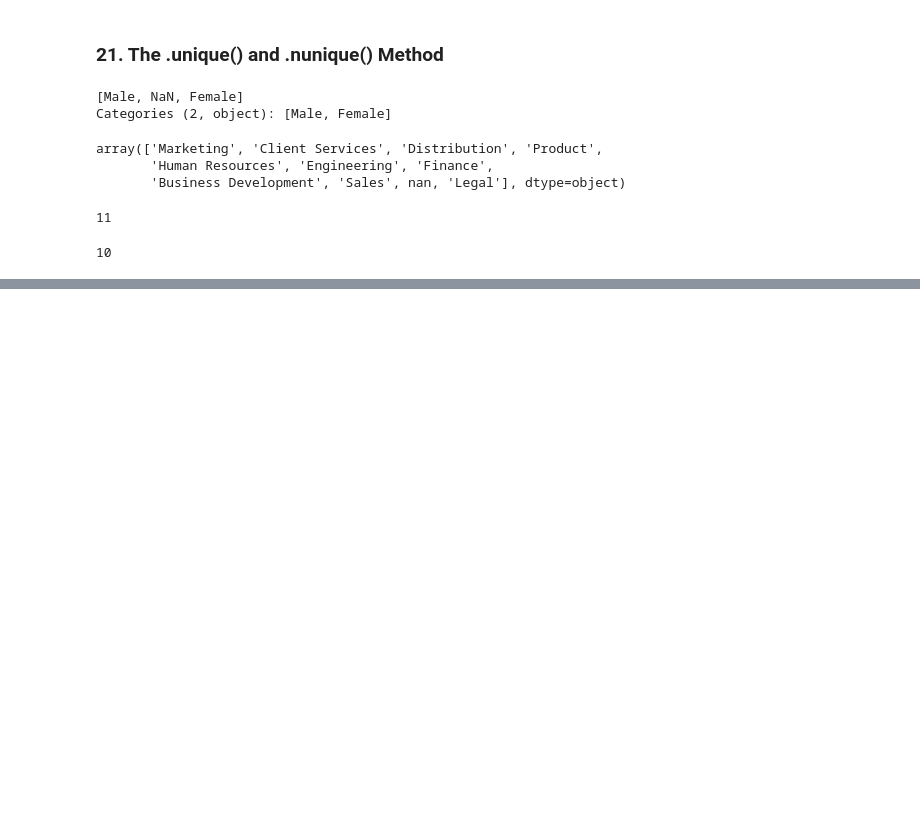
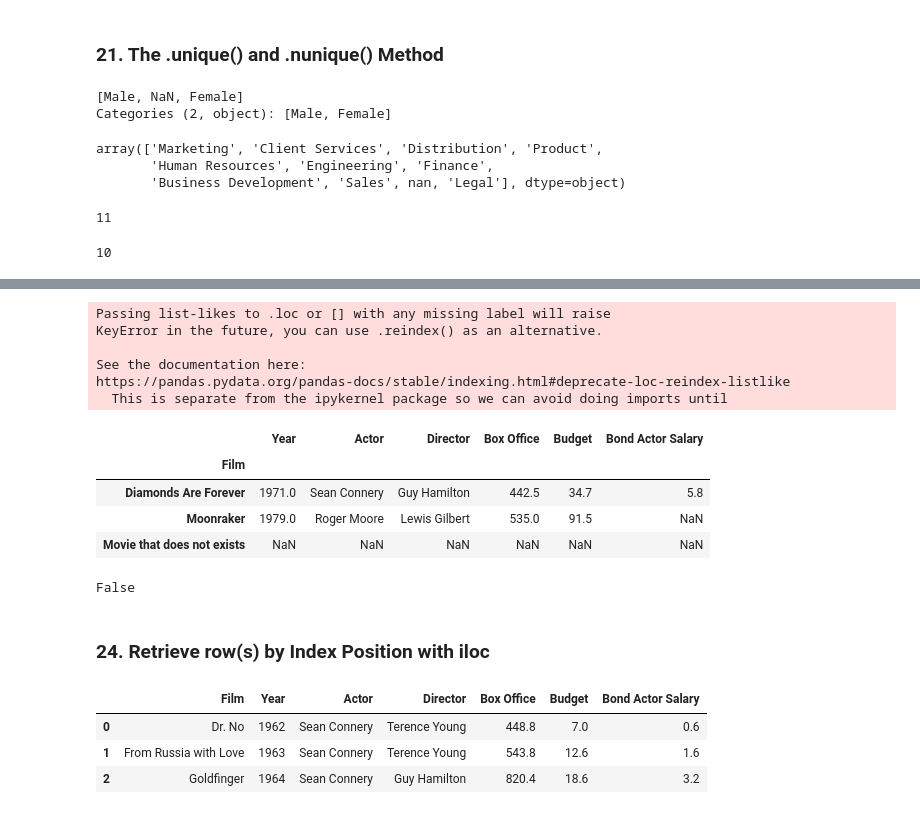
Before and after one commit to ageraldo1/Data-Science, a Jupyter notebook: pandas/notebooks/Dataframes.ipynb, the cells around one changed output, grey strips where cells are left out. Cells and saved outputs as stored; diff of their text form; code cells hidden in the pictures; blank space fills up the shorter version.

```diff
--- a/pandas/notebooks/Dataframes.ipynb
+++ b/pandas/notebooks/Dataframes.ipynb
@@ -1045,0 +1135,33 @@ df['Team'].nunique()
+# %%
+# passing a list
+
+bond.loc[['Diamonds Are Forever','Moonraker', 'Movie that does not exists']]
+# %% [output]
+Passing list-likes to .loc or [] with any missing label will raise
+KeyError in the future, you can use .reindex() as an alternative.
+
+See the documentation here:
+https://pandas.pydata.org/pandas-docs/stable/indexing.html#deprecate-loc-reindex-listlike
+  This is separate from the ipykernel package so we can avoid doing imports until
+|  | Year | Actor | Director | Box Office | Budget | Bond Actor Salary |
+| Film |  |  |  |  |  |  |
+| Diamonds Are Forever | 1971.0 | Sean Connery | Guy Hamilton | 442.5 | 34.7 | 5.8 |
+| Moonraker | 1979.0 | Roger Moore | Lewis Gilbert | 535.0 | 91.5 | NaN |
+| Movie that does not exists | NaN | NaN | NaN | NaN | NaN | NaN |
+# %%
+# checking if a movie exists
+
+"Gold Bond" in bond
+# %% [output]
+False
+# %% [markdown]
+### 24. Retrieve row(s) by Index Position with iloc
+# %%
+bond = pd.read_csv('../resources/jamesbond.csv')
+
+bond.head(3)
+# %% [output]
+|  | Film | Year | Actor | Director | Box Office | Budget | Bond Actor Salary |
+| 0 | Dr. No | 1962 | Sean Connery | Terence Young | 448.8 | 7.0 | 0.6 |
+| 1 | From Russia with Love | 1963 | Sean Connery | Terence Young | 543.8 | 12.6 | 1.6 |
+| 2 | Goldfinger | 1964 | Sean Connery | Guy Hamilton | 820.4 | 18.6 | 3.2 |
```
Also changed, not shown: parts of 25 cells of this notebook.
